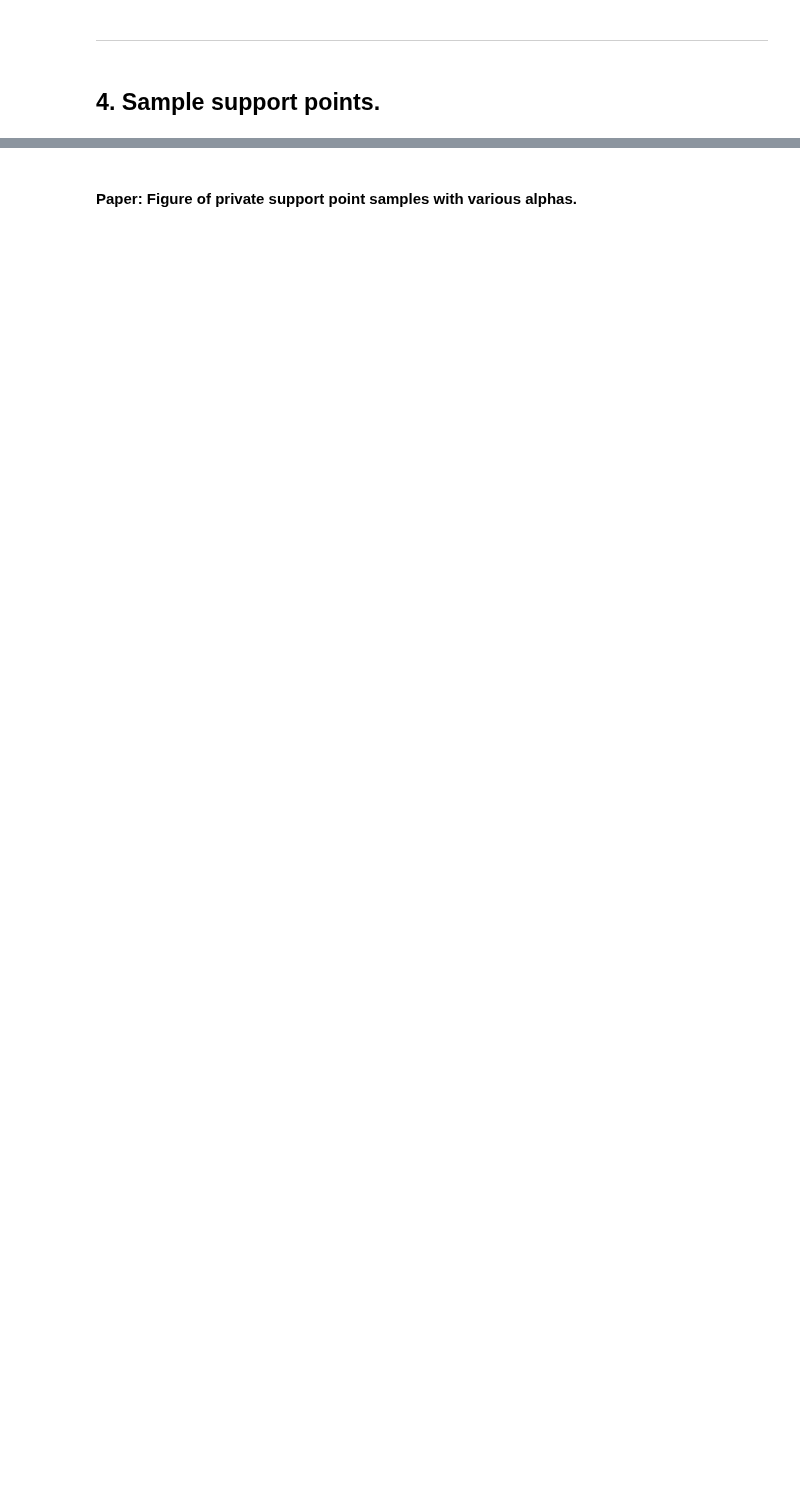
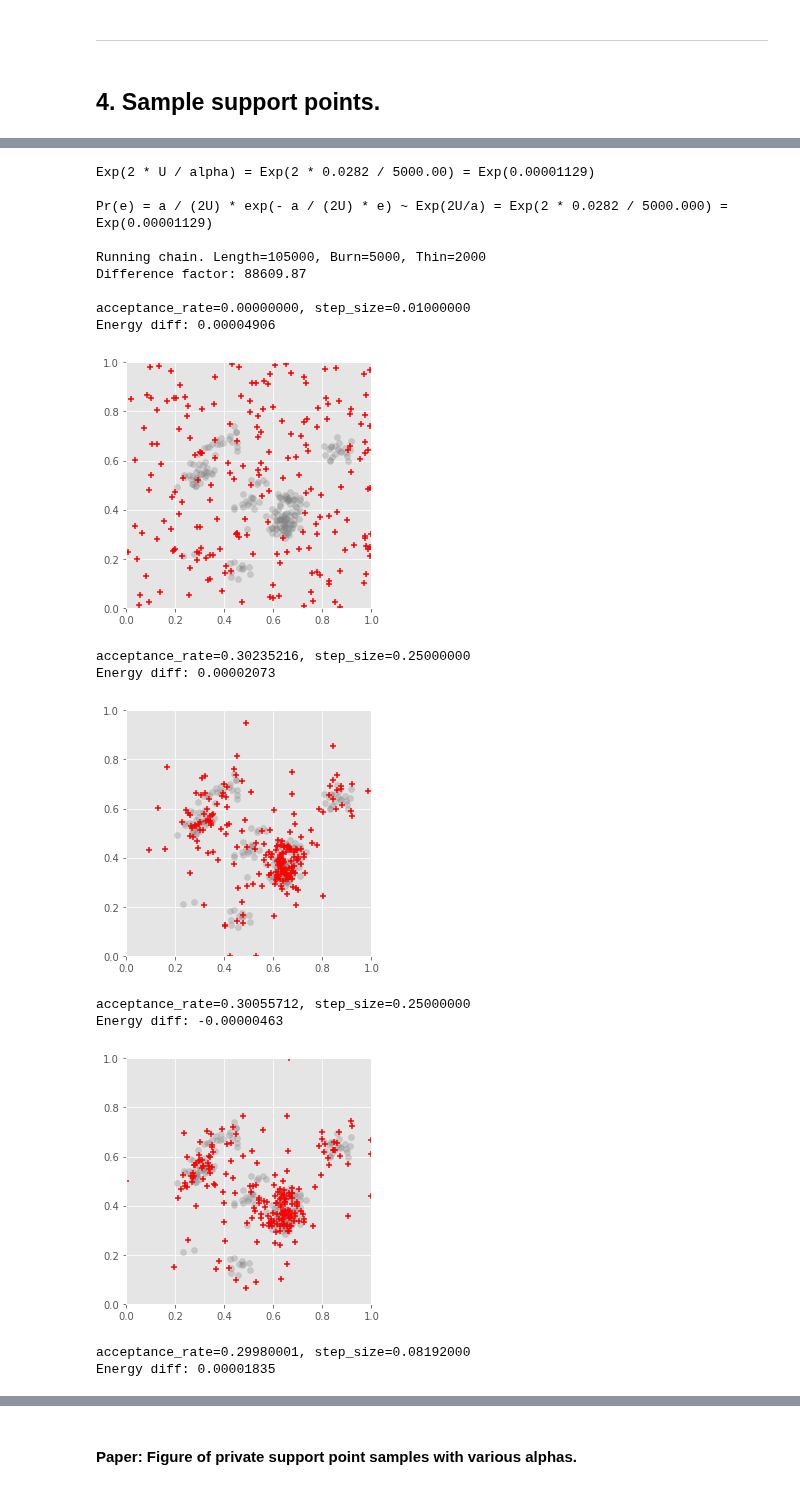
Before and after one commit to diesendruck/pv, a Jupyter notebook: mv_sp_privacy/src/sp_privacy.ipynb, the cells around one changed output, grey strips where cells are left out. Saved outputs shown, nothing was run; the diff lists cells and outputs as text; code cells hidden in the pictures; blank space fills up the shorter version.

```diff
--- a/mv_sp_privacy/src/sp_privacy.ipynb
+++ b/mv_sp_privacy/src/sp_privacy.ipynb
@@ -269,0 +294,71 @@ if PLOT:
+# %%
+
+# Define energy sensitivity for Exponential Mechanism.
+N, D = x.shape
+energy_sensitivity = get_energy_sensitivity(N, D, power=ENERGY_POWER)
+print(('Exp(2 * U / alpha) = Exp(2 * {:.4f} / {:.2f}) '
+       '= Exp({:.8f})').format(energy_sensitivity, ALPHA,
+                               2. * energy_sensitivity / ALPHA))
+
+(y_tildes_full_full,
+ energies_full_full,
+ _) = sample_sp_exp_mech(energy_sensitivity=energy_sensitivity,
+                         data=x,
+                         num_support_points = N,
+                         method='mh',
+                         num_y_tildes=NUM_Y_TILDES,
+                         alpha=ALPHA,
+                         plot=1,
+                         save_dir=save_dir,
+                         power=ENERGY_POWER,
+                         set_seed=True,
+                         optimal_support_points=None
+                        )
+
+# PLOT RESULTS
+#plt.title('Energies with MH, {} samples'.format(len(energies_mh)))
+
+# above we have energies from the support points, for this we want energies from the data
+
+plt.title('Energy distance of {} samples of size {}, based on full size-{} data'.format(NUM_Y_TILDES,
+                                                                                        N, N))
+plt.hist(energies_full_full, bins=20, alpha=0.3, density=True, label='Samples')
+
+plt.xlabel(r'Energy, $e(y, \tilde{y})$', fontsize=14)
+plt.ylabel('Frequency', fontsize=14)
+
+
+plt.tight_layout()
+plt.savefig('../output/priv_sp_energies_preproc.png')
+plt.show()
+print('Exponential param: {:.8f}'.format(p))
+
+
+
+# plot comparison with full data
+
+plt.hist(energies_full_data, bins=20, alpha=0.3, density=True, color='r', label='Full data, private SP')
+plt.hist(total_energies_pre_SP, bins=20, alpha=0.3, density=True, color='b', label='Support point preprocessing, private SP')
+plt.hist(energies_full_full, bins=20, alpha=0.3, density=True, color='k', label='Full data, full-size sample')
+plt.legend()
+plt.savefig('../output/priv_sp_energies_compare_all.png')
+plt.show()
+# %% [output]
+Exp(2 * U / alpha) = Exp(2 * 0.0282 / 5000.00) = Exp(0.00001129)
+
+Pr(e) = a / (2U) * exp(- a / (2U) * e) ~ Exp(2U/a) = Exp(2 * 0.0282 / 5000.000) = Exp(0.00001129)
+
+Running chain. Length=105000, Burn=5000, Thin=2000
+Difference factor: 88609.87
+
+acceptance_rate=0.00000000, step_size=0.01000000
+Energy diff: 0.00004906
+[figure, added]
+acceptance_rate=0.30235216, step_size=0.25000000
+Energy diff: 0.00002073
+[figure, added]
+acceptance_rate=0.30055712, step_size=0.25000000
+Energy diff: -0.00000463
+[figure, added]
+acceptance_rate=0.29980001, step_size=0.08192000
+Energy diff: 0.00001835
```
Also changed, not shown: parts of 22 cells of this notebook, 2 other files.
